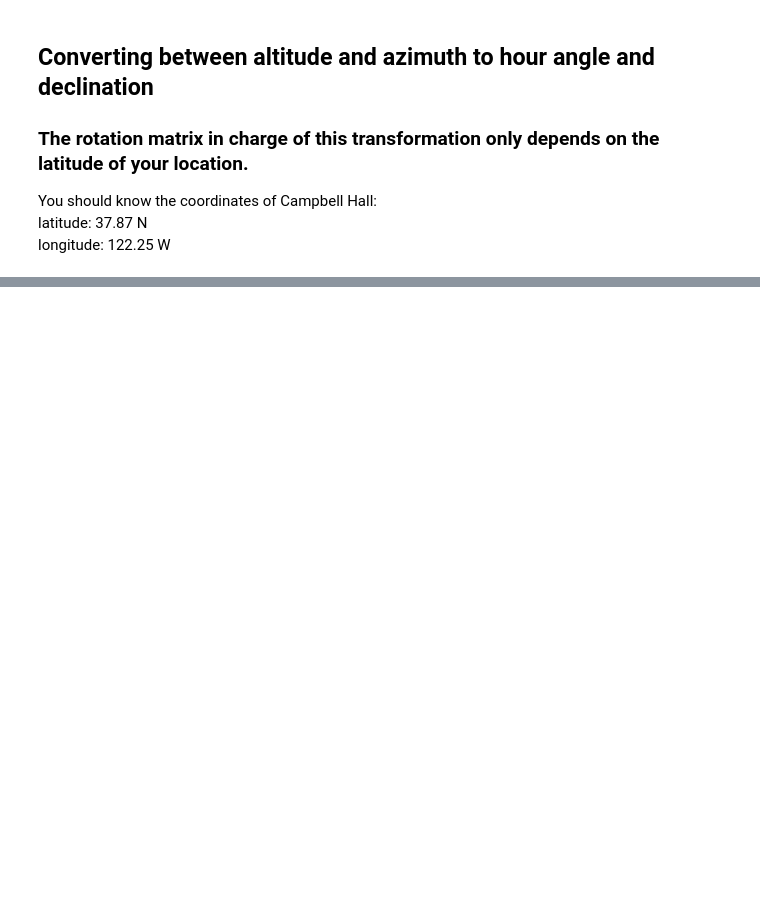
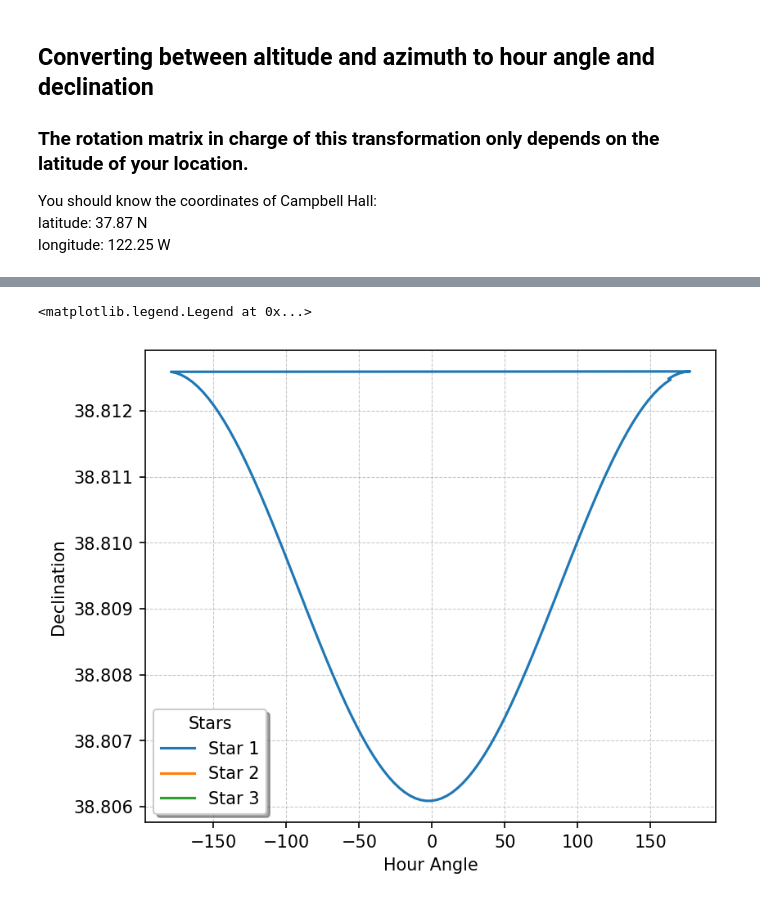
Before and after one commit to apwaterman/Intro2Telescopes-UAS, a Jupyter notebook: TeleDeCal_Lab2.ipynb, the cells around one changed output, grey strips where cells are left out. Cells and saved outputs as stored; diff of their text form; code cells hidden in the pictures; blank space fills up the shorter version.

```diff
--- a/TeleDeCal_Lab2.ipynb
+++ b/TeleDeCal_Lab2.ipynb
@@ -184,0 +182,5 @@ RA = (LST - Ha_altair) % (2*np.pi)
+# %%
+star_1_Ha, star_1_dec = Ha_Dec(alt_1, az_1, LAT)
+star_2_Ha, star_2_dec = Ha_Dec(alt_2, az_2, LAT)
+star_3_Ha, star_3_dec = Ha_Dec(alt_3, az_3, LAT)
+# star_4_Ha, star_4_dec = Ha_Dec(alt_4, az_4, LAT)
@@ -184,0 +190,22 @@ RA = (LST - Ha_altair) % (2*np.pi)
+# %%
+# Now we repeat the above steps to transform from hour angle and declination to right ascension and declination
+
+R2 = ra2ha(LST_rad)
+ra_dec_1 = np.einsum('jik,ik->jk',R2,vha_1)
+ra_1 = np.rad2deg(np.arctan2(ra_dec_1[1], ra_dec_1[0]))
+dec_1 = np.rad2deg(np.arcsin(ra_dec_1[2]))
+# %%
+# Lets put this in a function too
+
+def Ra_Dec(alt, az, lst, lat):
+    R1 = ha2top(np.deg2rad(lat))
+    R2 = ra2ha(lst)
+    vtop = vec_top(np.deg2rad(alt), np.deg2rad(az))
+    vha = R1.T @ vtop
+    ra_dec = np.einsum('jik,ik->jk',R2,vha)
+    return np.arctan2(ra_dec[1], ra_dec[0]), np.arcsin(ra_dec[2])
+# %%
+star_1_Ra, star_1_dec = Ra_Dec(alt_1, az_1, LST_rad, LAT)
+star_2_Ra, star_2_dec = Ra_Dec(alt_2, az_2, LST_rad, LAT)
+star_3_Ra, star_3_dec = Ra_Dec(alt_3, az_3, LST_rad, LAT)
+# star_4_Ra, star_4_dec = Ra_Dec(alt_4, az_4, LST_rad, LAT)
@@ -184,0 +233,19 @@ RA = (LST - Ha_altair) % (2*np.pi)
+# %%
+fig = plt.figure(figsize=(6, 5), dpi=150)
+gs = fig.add_gridspec(1, hspace=0)
+ax = fig.add_subplot(gs[:])
+
+ax.plot(np.rad2deg(star_1_Ha), np.rad2deg(star_1_dec), label='Star 1')
+ax.plot(np.rad2deg(star_2_Ha), np.rad2deg(star_2_dec), label='Star 2')
+ax.plot(np.rad2deg(star_3_Ha), np.rad2deg(star_3_dec), label='Star 3')
+# ax.plot(np.rad2deg(star_4_Ha), np.rad2deg(star_4_dec), label='Star 4')
+
+ax.set_xlabel('Hour Angle', fontsize=10)
+ax.set_ylabel('Declination', fontsize=10)
+
+ax.grid(True, linestyle="--", linewidth=0.5, alpha=0.7, zorder=1)
+
+ax.legend(title='Stars', frameon=True, shadow=True, loc="best")
+# %% [output]
+<matplotlib.legend.Legend at 0x...>
+[figure, added]
```
Also changed, not shown: parts of 20 cells of this notebook.
